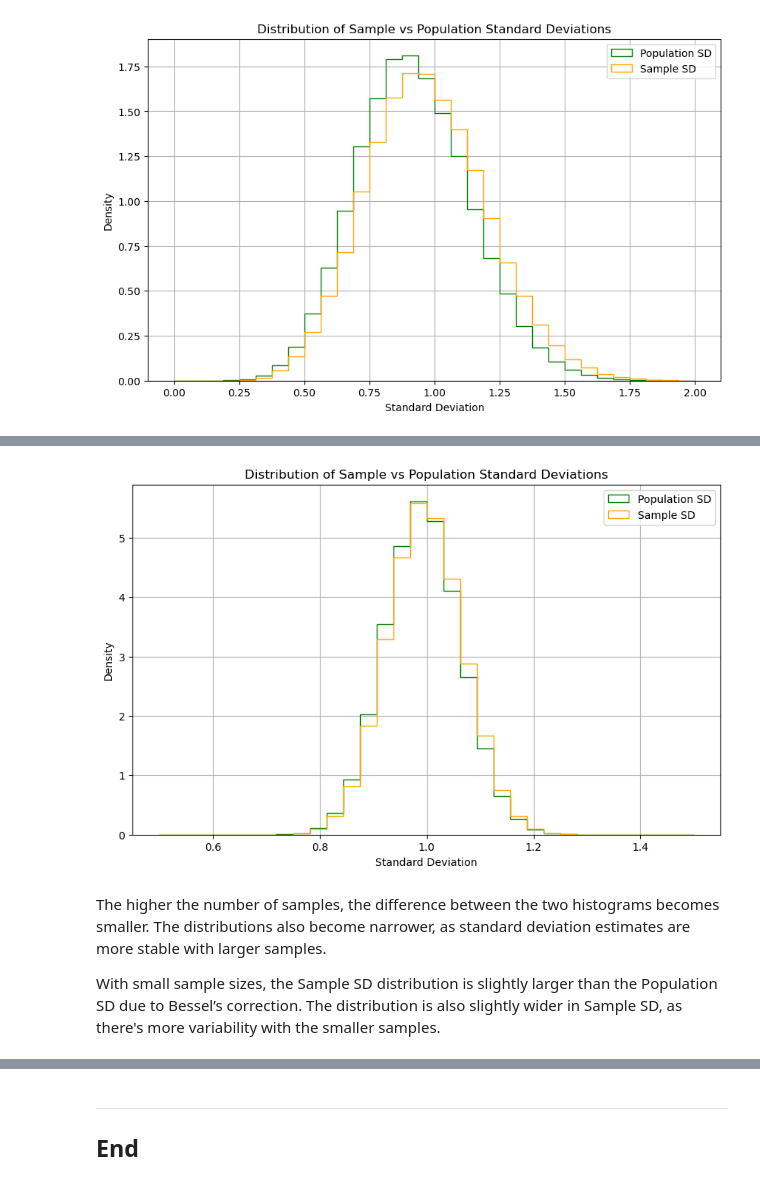
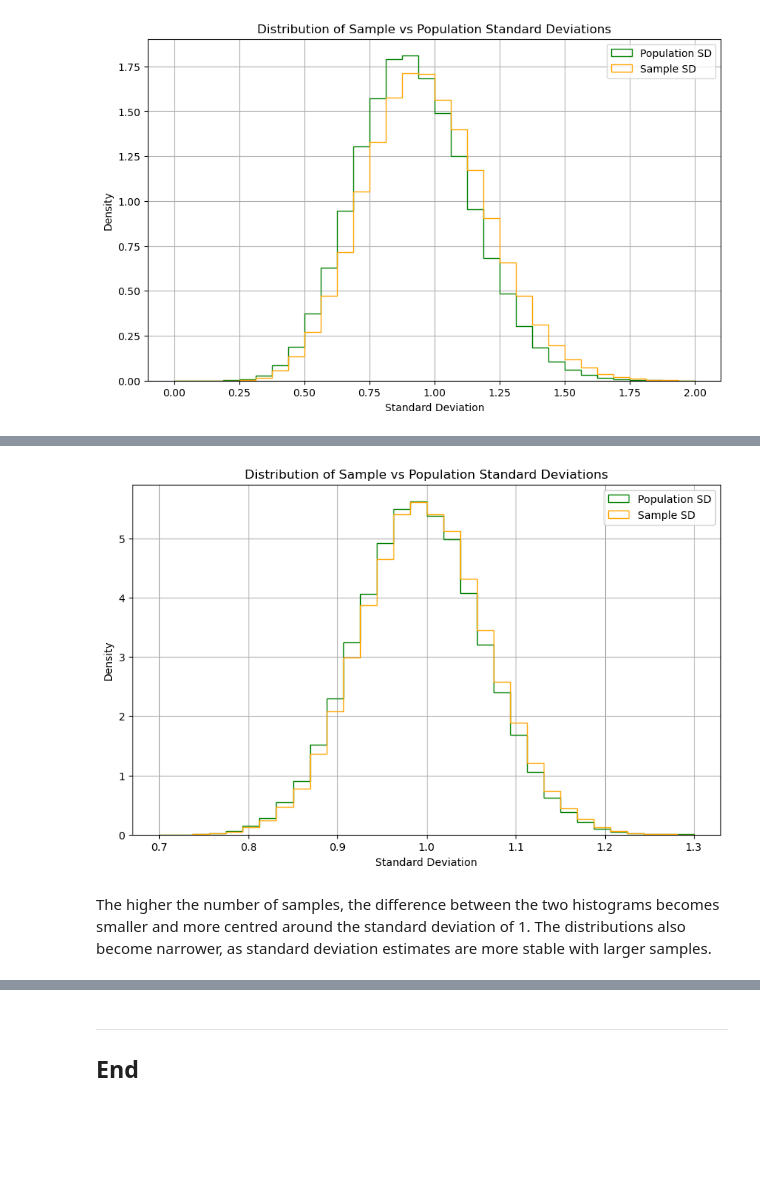
Before and after one commit to FatimaBOliveira/applied-statistics-assessment, a Jupyter notebook: problems.ipynb, the cells around one changed output, grey strips where cells are left out. Drawn from its saved outputs; the diff is of its cells as text; code cells hidden in the pictures; blank space fills up the shorter version.

```diff
--- a/problems.ipynb
+++ b/problems.ipynb
@@ -381,27 +393,25 @@ population_sd_2 = np.std(samples_2, axis=1, ddof=0)
 # %%
 # Create figure and axis.
 fig, ax = plt.subplots(figsize=(10, 6))
 
-# Plot histograms of both standard deviations.
-ax.hist(population_sd_2, histtype='step', bins=np.linspace(0.5, 1.5, 33), color='green', label='Population SD', density=True)
-ax.hist(sample_sd_2, histtype='step', bins=np.linspace(0.5, 1.5, 33), color='orange', label='Sample SD', density=True)
+# Plot histograms for population SD and sample SD.
+ax.hist(population_sd_2, histtype='step', bins=np.linspace(0.7, 1.3, 33), color='green', label='Population SD', density=True)
+ax.hist(sample_sd_2, histtype='step', bins=np.linspace(0.7, 1.3, 33), color='orange', label='Sample SD', density=True)
 
 # Add labels and title.
 ax.set_xlabel('Standard Deviation')
 ax.set_ylabel('Density')
 ax.set_title('Distribution of Sample vs Population Standard Deviations')
 
 # Add legend.
 ax.legend()
 
 # Add grid.
 ax.grid(visible=True)
 
 # Show.
 plt.show()
 # %% [output]
-[figure, old version]
+[figure, new version]
 # %% [markdown]
-The higher the number of samples, the difference between the two histograms becomes smaller. The distributions also become narrower, as standard deviation estimates are more stable with larger samples.
-
-With small sample sizes, the Sample SD distribution is slightly larger than the Population SD due to Bessel’s correction. The distribution is also slightly wider in Sample SD, as there's more variability with the smaller samples.
+The higher the number of samples, the difference between the two histograms becomes smaller and more centred around the standard deviation of 1. The distributions also become narrower, as standard deviation estimates are more stable with larger samples.
```
Also changed, not shown: parts of 6 cells of this notebook.
